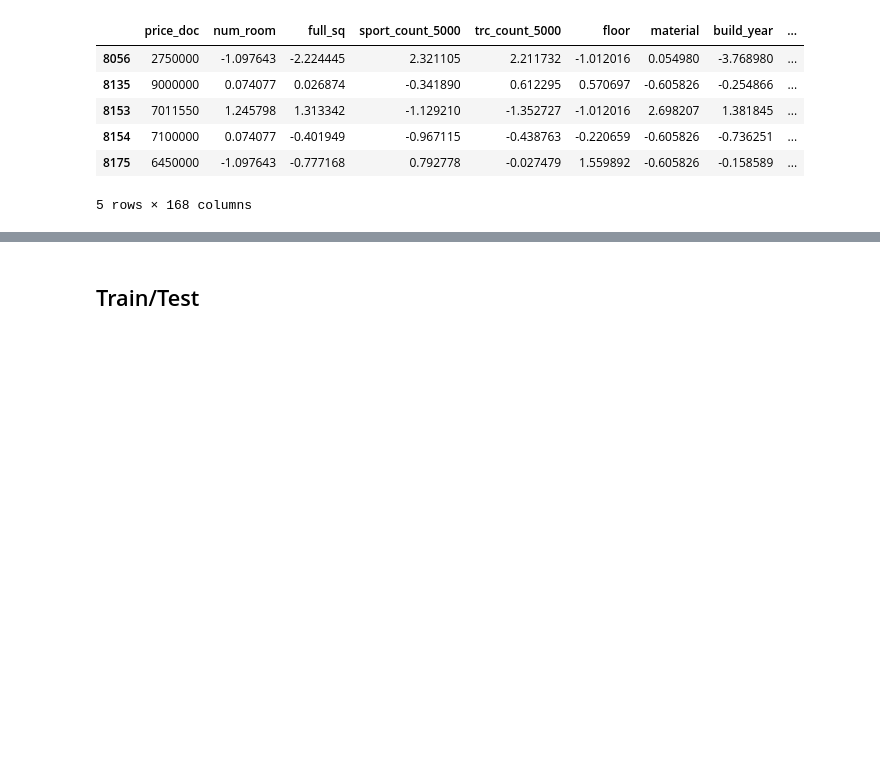
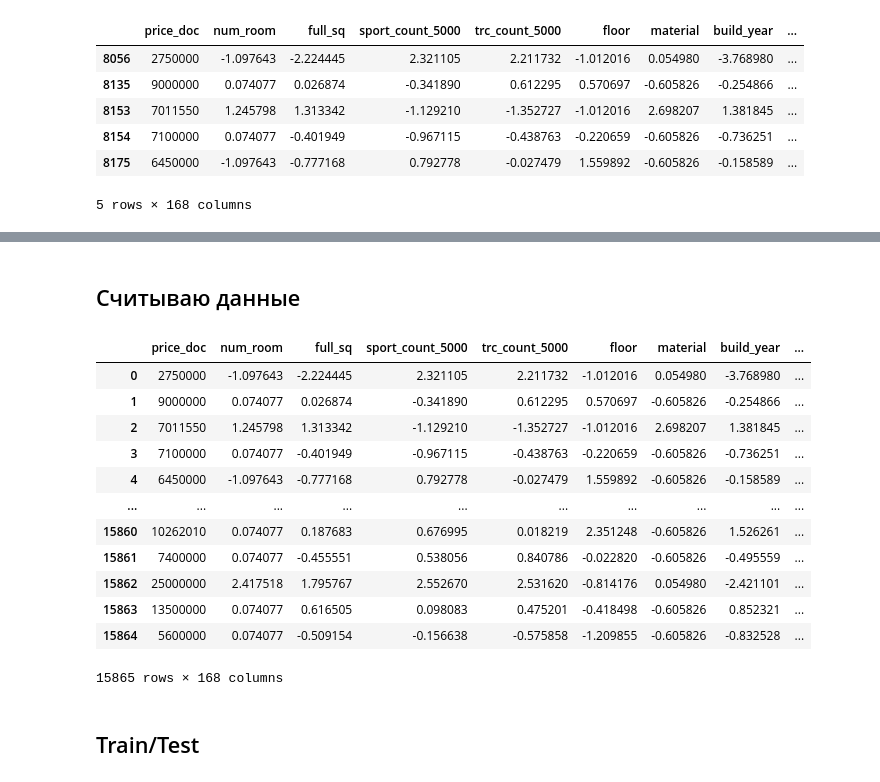
Before and after one commit to mikelvov/ml_sberhousing, a Jupyter notebook: task_sberHousing.ipynb, the cells around one changed output, grey strips where cells are left out. Saved outputs shown, nothing was run; the diff lists cells and outputs as text; code cells hidden in the pictures; blank space fills up the shorter version.

```diff
--- a/task_sberHousing.ipynb
+++ b/task_sberHousing.ipynb
@@ -386,3 +481,23 @@ data1.head()
+# %% [markdown]
+## Считываю данные
+# %%
+df = pd.read_csv("data/test_new.csv", sep = ';')
+# %%
+df.drop(columns=['Unnamed: 0'])
+# %% [output]
+|  | price_doc | num_room | full_sq | sport_count_5000 | trc_count_5000 | floor | material | build_year | ... |
+| 0 | 2750000 | -1.097643 | -2.224445 | 2.321105 | 2.211732 | -1.012016 | 0.054980 | -3.768980 | ... |
+| 1 | 9000000 | 0.074077 | 0.026874 | -0.341890 | 0.612295 | 0.570697 | -0.605826 | -0.254866 | ... |
+| 2 | 7011550 | 1.245798 | 1.313342 | -1.129210 | -1.352727 | -1.012016 | 2.698207 | 1.381845 | ... |
+| 3 | 7100000 | 0.074077 | -0.401949 | -0.967115 | -0.438763 | -0.220659 | -0.605826 | -0.736251 | ... |
+| 4 | 6450000 | -1.097643 | -0.777168 | 0.792778 | -0.027479 | 1.559892 | -0.605826 | -0.158589 | ... |
+| ... | ... | ... | ... | ... | ... | ... | ... | ... | ... |
+| 15860 | 10262010 | 0.074077 | 0.187683 | 0.676995 | 0.018219 | 2.351248 | -0.605826 | 1.526261 | ... |
+| 15861 | 7400000 | 0.074077 | -0.455551 | 0.538056 | 0.840786 | -0.022820 | -0.605826 | -0.495559 | ... |
+| 15862 | 25000000 | 2.417518 | 1.795767 | 2.552670 | 2.531620 | -0.814176 | 0.054980 | -2.421101 | ... |
+| 15863 | 13500000 | 0.074077 | 0.616505 | 0.098083 | 0.475201 | -0.418498 | -0.605826 | 0.852321 | ... |
+| 15864 | 5600000 | 0.074077 | -0.509154 | -0.156638 | -0.575858 | -1.209855 | -0.605826 | -0.832528 | ... |
+15865 rows × 168 columns
 # %% [markdown]
 ## Train/Test
 # %%
```
Also changed, not shown: parts of 22 cells of this notebook.
